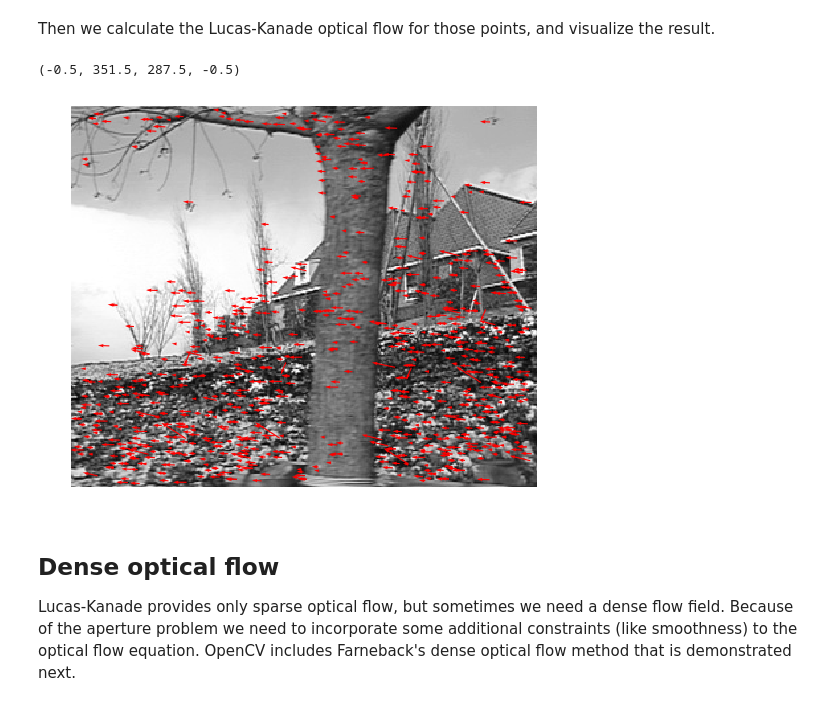
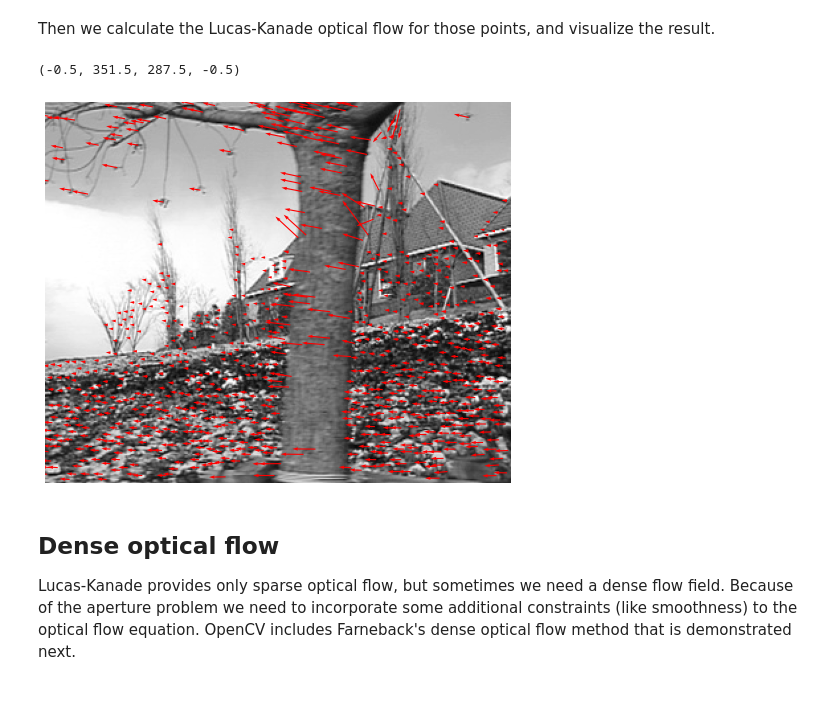
Before and after one commit to jtheikkila/mvis, a Jupyter notebook: jupyter/Motion.ipynb, the cells around one changed output. Saved outputs shown, nothing was run; the diff lists cells and outputs as text; code cells hidden in the pictures.

```diff
--- a/jupyter/Motion.ipynb
+++ b/jupyter/Motion.ipynb
@@ -198,21 +198,21 @@ lk_params = dict( winSize  = (15,15),
                   maxLevel = 2,
                   criteria = (cv2.TERM_CRITERIA_EPS | cv2.TERM_CRITERIA_COUNT, 10, 0.03))
 # %%
-pt1 = cv2.goodFeaturesToTrack(gray1, maxCorners=200, qualityLevel=0.3, minDistance=7, blockSize=7)
+pt1 = cv2.goodFeaturesToTrack(gray1, maxCorners=800, qualityLevel=0.01, minDistance=5, blockSize=7)
 # %% [markdown]
 Then we calculate the Lucas-Kanade optical flow for those points, and visualize the result.
 # %%
 pt2, st, err = cv2.calcOpticalFlowPyrLK(gray1, gray2, pt1, None, **lk_params)
 # %%
-mv_lk = (pt2-pt1).reshape(-1,2)
+mv_lk = pt2-pt1
 # %%
 plt.figure(figsize=(15,7))
 plt.imshow(gray1, cmap='gray')
-plt.quiver(pt[:,0], pt[:,1], mv_lk[:,0], mv_lk[:,1], color='r')
+plt.quiver(pt1[:,0,0], pt1[:,0,1], mv_lk[:,0,0], mv_lk[:,0,1], color='r')
 plt.axis('off')
 # %% [output]
 (-0.5, 351.5, 287.5, -0.5)
-[figure, old version]
+[figure, new version]
 # %% [markdown]
 ## Dense optical flow
 
```
Also changed, not shown: parts of 13 cells of this notebook, 13 other files.
